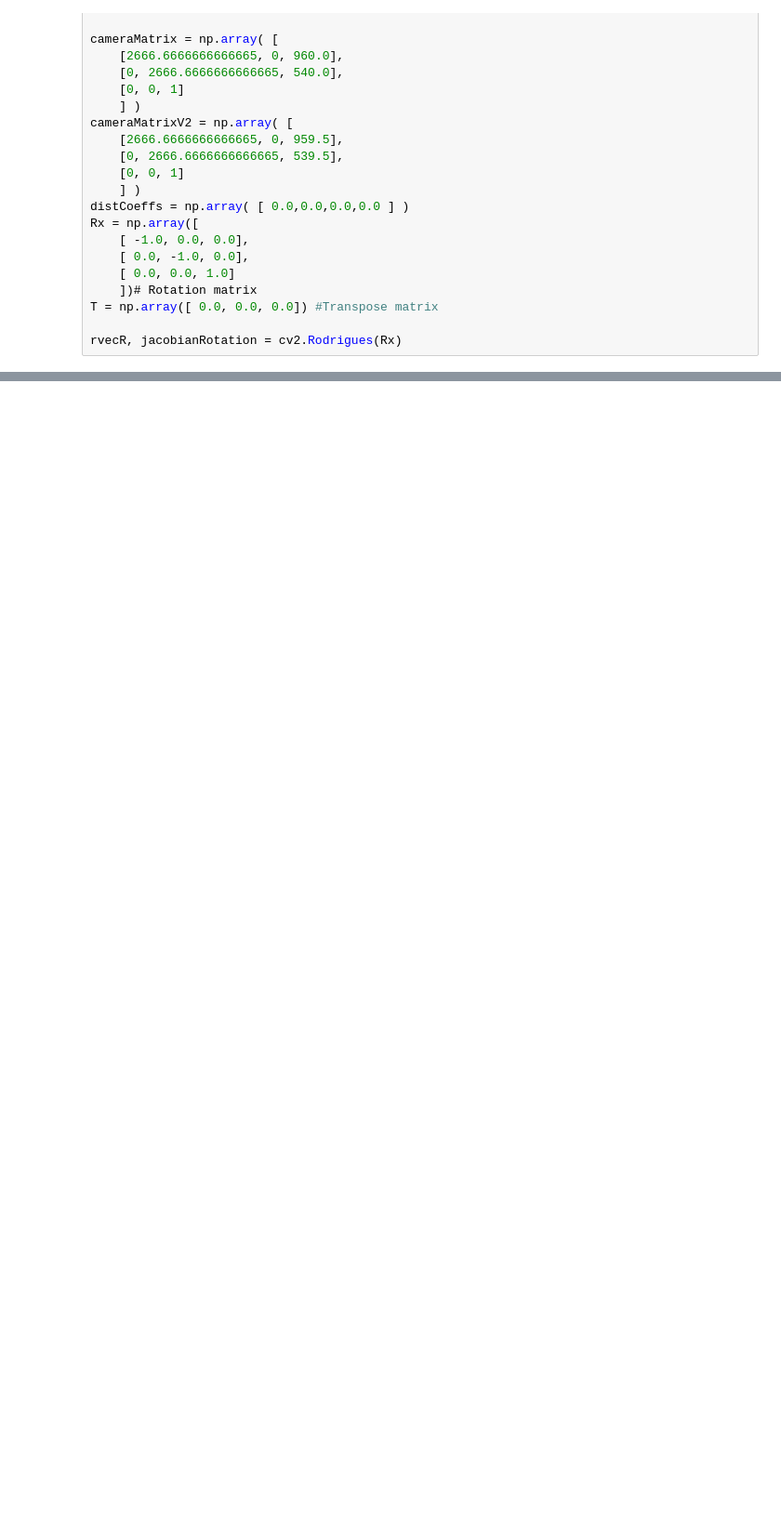
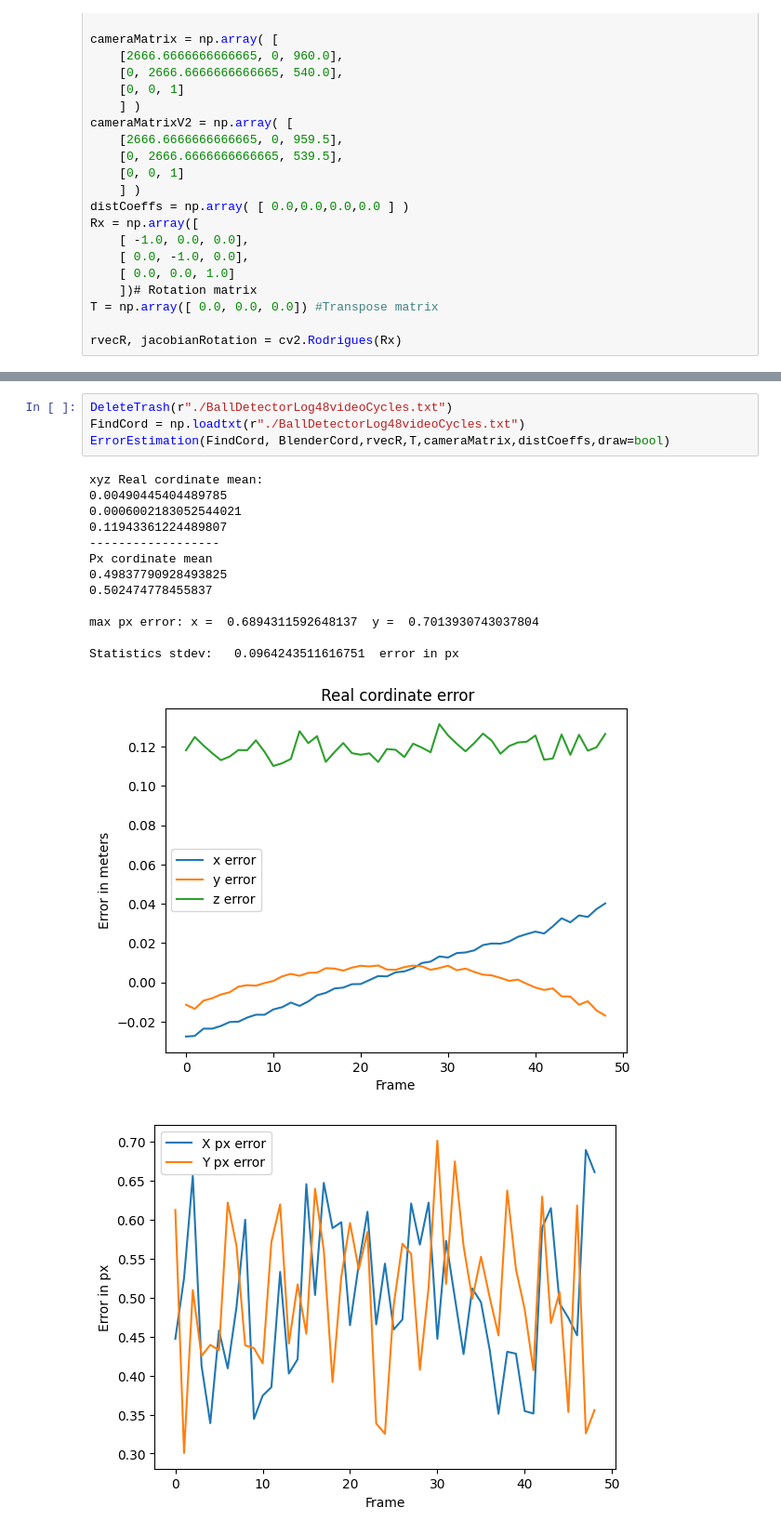
Before and after one commit to Cyber1derer/BallDetector, a Jupyter notebook: analysis/ProjectPointEstimation.ipynb, the cells around one changed output, grey strips where cells are left out. Shown at 93% size. Cells and saved outputs as stored; diff of their text form; blank space fills up the shorter version.

```diff
--- a/analysis/ProjectPointEstimation.ipynb
+++ b/analysis/ProjectPointEstimation.ipynb
@@ -127,0 +103,19 @@ def ErrorEstimation(FindCord, BlenderCord, rvecR, T, cameraMatrix, distCoeffs, d
+# %%
+DeleteTrash(r"./BallDetectorLog48videoCycles.txt")
+FindCord = np.loadtxt(r"./BallDetectorLog48videoCycles.txt")
+ErrorEstimation(FindCord, BlenderCord,rvecR,T,cameraMatrix,distCoeffs,draw=bool)
+# %% [output]
+xyz Real cordinate mean:
+0.00490445404489785
+0.0006002183052544021
+0.11943361224489807
+------------------
+Px cordinate mean
+0.49837790928493825
+0.502474778455837
+
+max px error: x =  0.6894311592648137  y =  0.7013930743037804
+
+Statistics stdev:   0.0964243511616751  error in px
+[figure, added]
+[figure, added]
```
Also changed, not shown: parts of 16 cells of this notebook, 5 other files.
